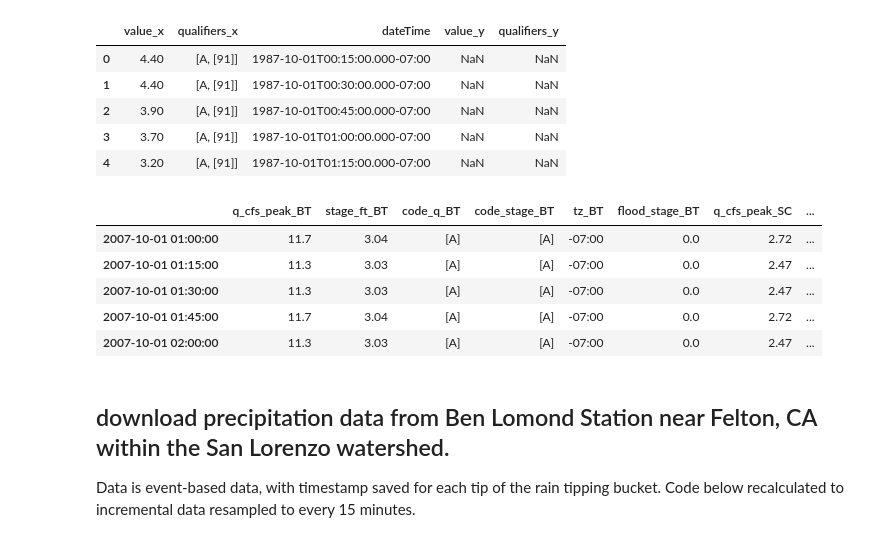
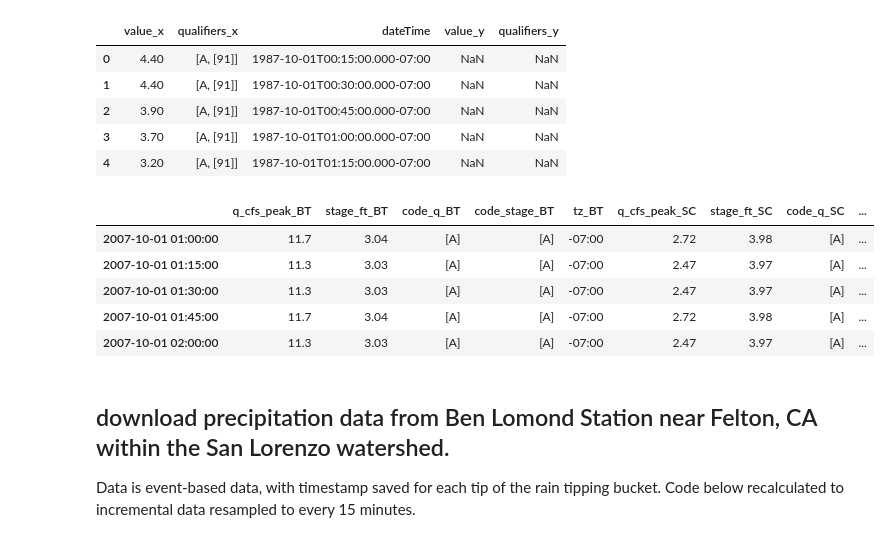
Before and after one commit to kpretz/San-Lorenzo-Flood-Prediction, a Jupyter notebook: 01_GetData_EDA.ipynb, the cells around one changed output. Cells and saved outputs as stored; diff of their text form; code cells hidden in the pictures.

```diff
--- a/01_GetData_EDA.ipynb
+++ b/01_GetData_EDA.ipynb
@@ -67,7 +67,7 @@ streamflow_SC_raw.head()
 # %%
 # combine streamflow data into one df
 
-def process_streamflow(streamflow_data, flood_stage_bins):
+def process_streamflow(streamflow_data):
     #create datetime index
     streamflow_data.index = pd.to_datetime([x[0:-6] for x in streamflow_data['dateTime']])
 
@@ -80,47 +80,43 @@ def process_streamflow(streamflow_data, flood_stage_bins):
     streamflow_data.rename(col_mapper, axis=1, inplace=True) # rename cols
 
     #cfs to numeric
     streamflow_data[['stage_ft', 'q_cfs']] = streamflow_data[['stage_ft', 'q_cfs']].apply(pd.to_numeric)
 
     # resample to 15 min to account for timechange dupes
     streamflow_data_resample = streamflow_data.resample('15min').agg({'q_cfs': 'mean',
                                                                      'stage_ft': 'mean',
                                                                      'code_q': 'first',
                                                                      'code_stage': 'first',
                                                                      'dateTime': 'first',
                                                                      'tz': 'first'})
 
     streamflow_data_resample.drop(['dateTime'], axis=1, inplace=True)
-
+# comment out resample to daily, keep 15 min for modeling later
     # streamflow_data_resample = streamflow_data_resample.resample('1D').agg({'q_cfs': 'max',
     #                                                                      'stage_ft': 'max',
     #                                                                      'code_q': 'first',
     #                                                                      'code_stage': 'first',
     #                                                                          'tz': 'first'})
 
     streamflow_data_resample.rename({'q_cfs': 'q_cfs_peak'}, axis=1, inplace=True)
 
-    streamflow_data_resample['flood_stage'] = pd.cut(streamflow_data_resample['stage_ft'], flood_stage_bins, labels=False)
-
     return streamflow_data_resample
 
-flood_stage_bins_BT = np.array([0, 14, 16.5, 19.5, 21.76, 999]) # https://water.noaa.gov/gauges/btec1
-streamflow_BT = process_streamflow(streamflow_BT_raw, flood_stage_bins_BT)
+streamflow_BT = process_streamflow(streamflow_BT_raw)
 
-flood_stage_bins_SC = np.array([0, 18, 20.55, 23.33, 25.0, 999]) # https://water.noaa.gov/gauges/lrrc1
-streamflow_SC = process_streamflow(streamflow_SC_raw, flood_stage_bins_BT)
+streamflow_SC = process_streamflow(streamflow_SC_raw)
 
-
+# merge all data
 streamflow = pd.merge(streamflow_BT, streamflow_SC, how='outer', left_index=True, right_index=True, suffixes=['_BT', '_SC'])
 
 streamflow.dropna().head()
 # %% [output]
-|  | q_cfs_peak_BT | stage_ft_BT | code_q_BT | code_stage_BT | tz_BT | flood_stage_BT | q_cfs_peak_SC | ... |
-| 2007-10-01 01:00:00 | 11.7 | 3.04 | [A] | [A] | -07:00 | 0.0 | 2.72 | ... |
-| 2007-10-01 01:15:00 | 11.3 | 3.03 | [A] | [A] | -07:00 | 0.0 | 2.47 | ... |
-| 2007-10-01 01:30:00 | 11.3 | 3.03 | [A] | [A] | -07:00 | 0.0 | 2.47 | ... |
-| 2007-10-01 01:45:00 | 11.7 | 3.04 | [A] | [A] | -07:00 | 0.0 | 2.72 | ... |
-| 2007-10-01 02:00:00 | 11.3 | 3.03 | [A] | [A] | -07:00 | 0.0 | 2.47 | ... |
+|  | q_cfs_peak_BT | stage_ft_BT | code_q_BT | code_stage_BT | tz_BT | q_cfs_peak_SC | stage_ft_SC | code_q_SC | ... |
+| 2007-10-01 01:00:00 | 11.7 | 3.04 | [A] | [A] | -07:00 | 2.72 | 3.98 | [A] | ... |
+| 2007-10-01 01:15:00 | 11.3 | 3.03 | [A] | [A] | -07:00 | 2.47 | 3.97 | [A] | ... |
+| 2007-10-01 01:30:00 | 11.3 | 3.03 | [A] | [A] | -07:00 | 2.47 | 3.97 | [A] | ... |
+| 2007-10-01 01:45:00 | 11.7 | 3.04 | [A] | [A] | -07:00 | 2.72 | 3.98 | [A] | ... |
+| 2007-10-01 02:00:00 | 11.3 | 3.03 | [A] | [A] | -07:00 | 2.47 | 3.97 | [A] | ... |
 # %% [markdown]
 ## download precipitation data from Ben Lomond Station near Felton, CA within the San Lorenzo watershed.
 Data is event-based data, with timestamp saved for each tip of the rain tipping bucket. Code below recalculated to incremental data resampled to every 15 minutes.
```
Also changed, not shown: parts of 22 cells of this notebook, 1 other file.
